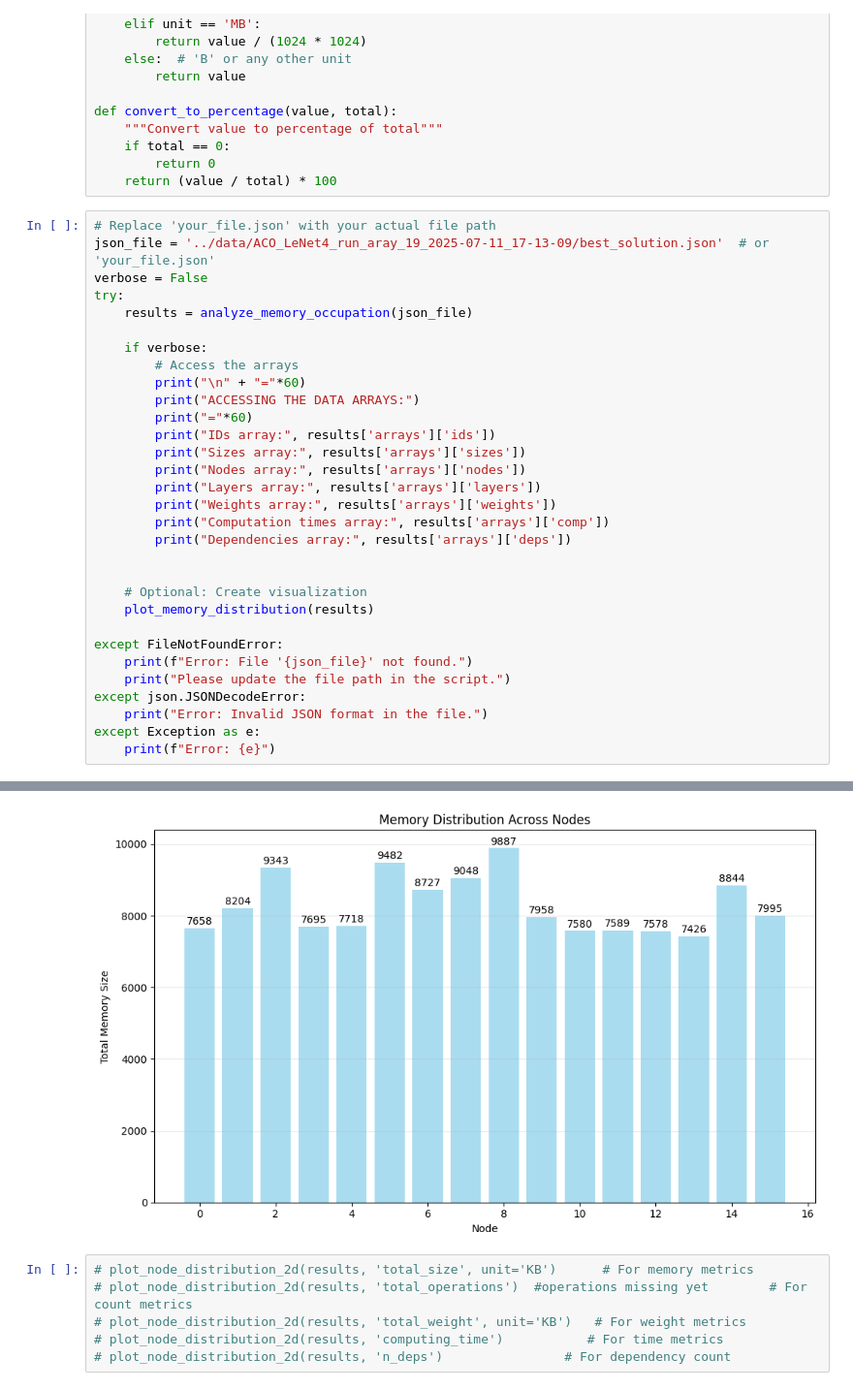
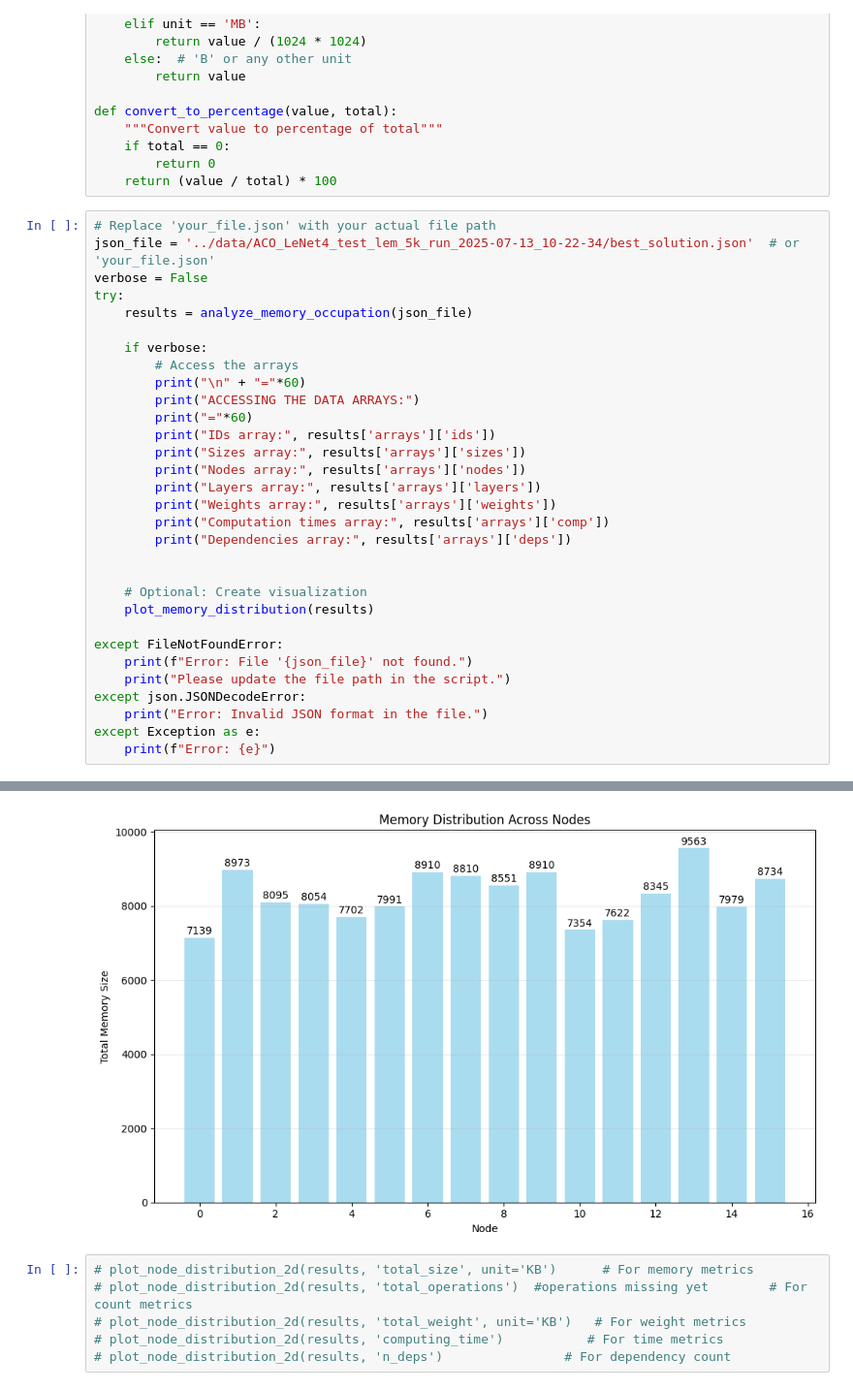
Before and after one commit to jjastrz14/ReNOS, a Jupyter notebook: notebooks/resources_imshow.ipynb, the cells around one changed output, grey strips where cells are left out. Shown at 97% size. Cells and saved outputs as stored; diff of their text form.

```diff
--- a/notebooks/resources_imshow.ipynb
+++ b/notebooks/resources_imshow.ipynb
@@ -295,7 +295,7 @@ def convert_to_percentage(value, total):
     return (value / total) * 100
 # %%
 # Replace 'your_file.json' with your actual file path
-json_file = '../data/ACO_LeNet4_run_aray_19_2025-07-11_17-13-09/best_solution.json'  # or 'your_file.json'
+json_file = '../data/ACO_LeNet4_test_lem_5k_run_2025-07-13_10-22-34/best_solution.json'  # or 'your_file.json'
 verbose = False
 try:
     results = analyze_memory_occupation(json_file)
@@ -345,4 +345,4 @@ Load imbalance ratio: 1.33
-[figure, old version]
+[figure, new version]
 # %%
 # plot_node_distribution_2d(results, 'total_size', unit='KB')      # For memory metrics
 # plot_node_distribution_2d(results, 'total_operations')  #operations missing yet        # For count metrics
```
Also changed, not shown: parts of 5 cells of this notebook, 4 other files.
